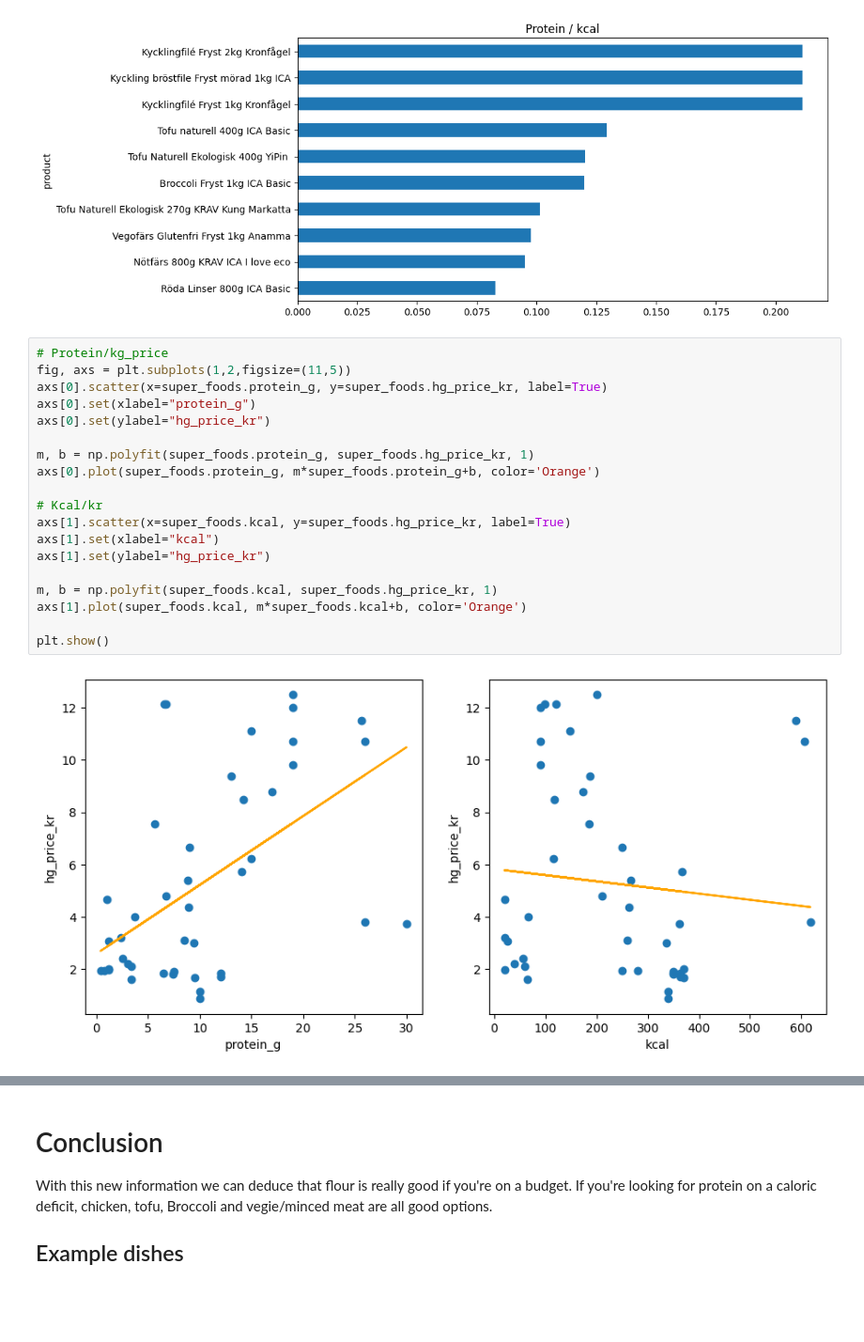
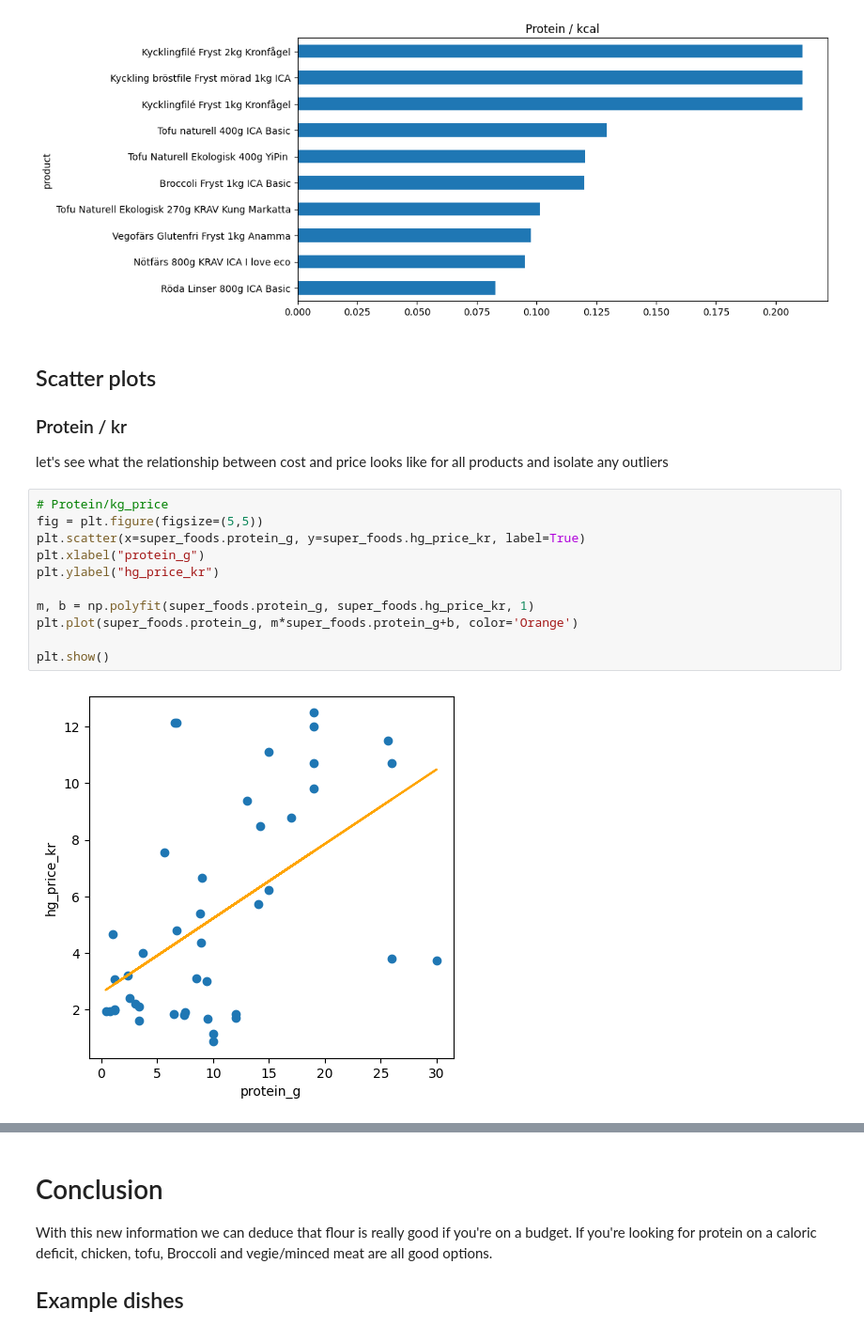
Before and after one commit to KasperLindm/BudgetSuperfood, a Jupyter notebook: FoodWebscraper.ipynb, the cells around one changed output, grey strips where cells are left out. Shown at 94% size. Cells and saved outputs as stored; diff of their text form; blank space fills up the shorter version.

Commit message:
Added scatterplots

```diff
--- a/FoodWebscraper.ipynb
+++ b/FoodWebscraper.ipynb
@@ -205,24 +212,20 @@ super_foods.prot_per_kcal.nlargest(10).sort_values(ascending=True).plot(kind="ba
 # %% [output]
 <Axes: title={'center': 'Protein / kcal'}, ylabel='product'>
 [figure]
+# %% [markdown]
+## Scatter plots
+### Protein / kr
+let's see what the relationship between cost and price looks like for all products and isolate any outliers
 # %%
 # Protein/kg_price
-fig, axs = plt.subplots(1,2,figsize=(11,5))
-axs[0].scatter(x=super_foods.protein_g, y=super_foods.hg_price_kr, label=True)
-axs[0].set(xlabel="protein_g")
-axs[0].set(ylabel="hg_price_kr")
+fig = plt.figure(figsize=(5,5))
+plt.scatter(x=super_foods.protein_g, y=super_foods.hg_price_kr, label=True)
+plt.xlabel("protein_g")
+plt.ylabel("hg_price_kr")
 
 m, b = np.polyfit(super_foods.protein_g, super_foods.hg_price_kr, 1)
-axs[0].plot(super_foods.protein_g, m*super_foods.protein_g+b, color='Orange')
-
-# Kcal/kr
-axs[1].scatter(x=super_foods.kcal, y=super_foods.hg_price_kr, label=True)
-axs[1].set(xlabel="kcal")
-axs[1].set(ylabel="hg_price_kr")
-
-m, b = np.polyfit(super_foods.kcal, super_foods.hg_price_kr, 1)
-axs[1].plot(super_foods.kcal, m*super_foods.kcal+b, color='Orange')
+plt.plot(super_foods.protein_g, m*super_foods.protein_g+b, color='Orange')
 
 plt.show()
 # %% [output]
-[figure, old version]
+[figure, new version]
```
Also changed, not shown: parts of 12 cells of this notebook.
